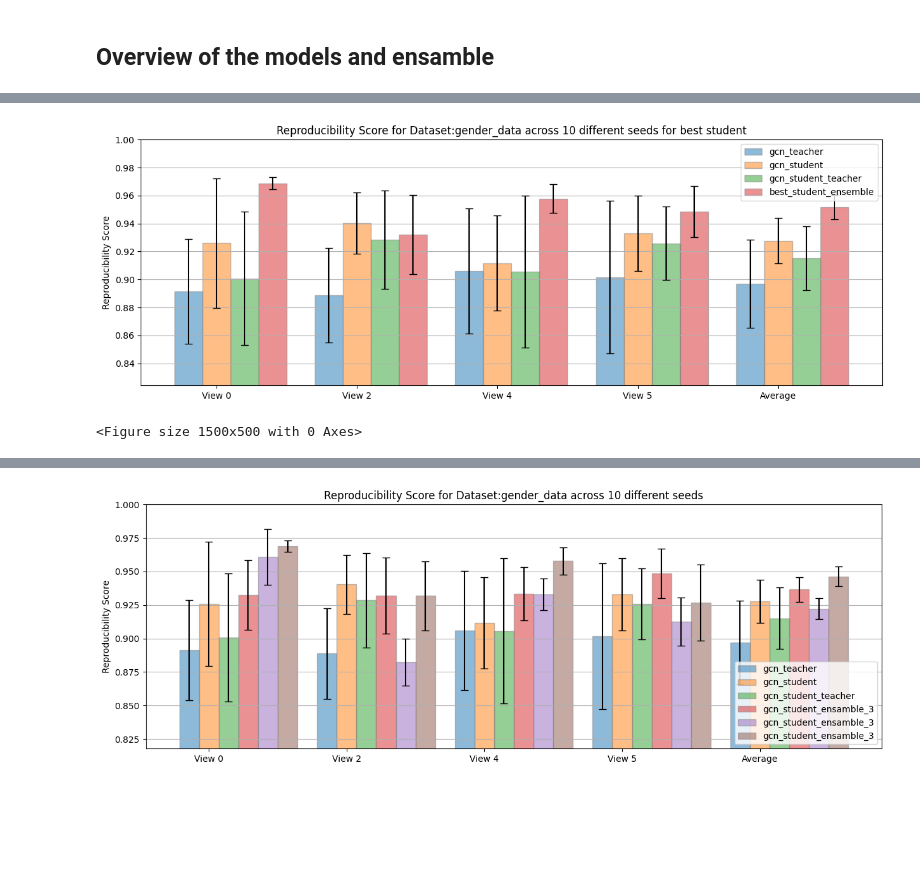
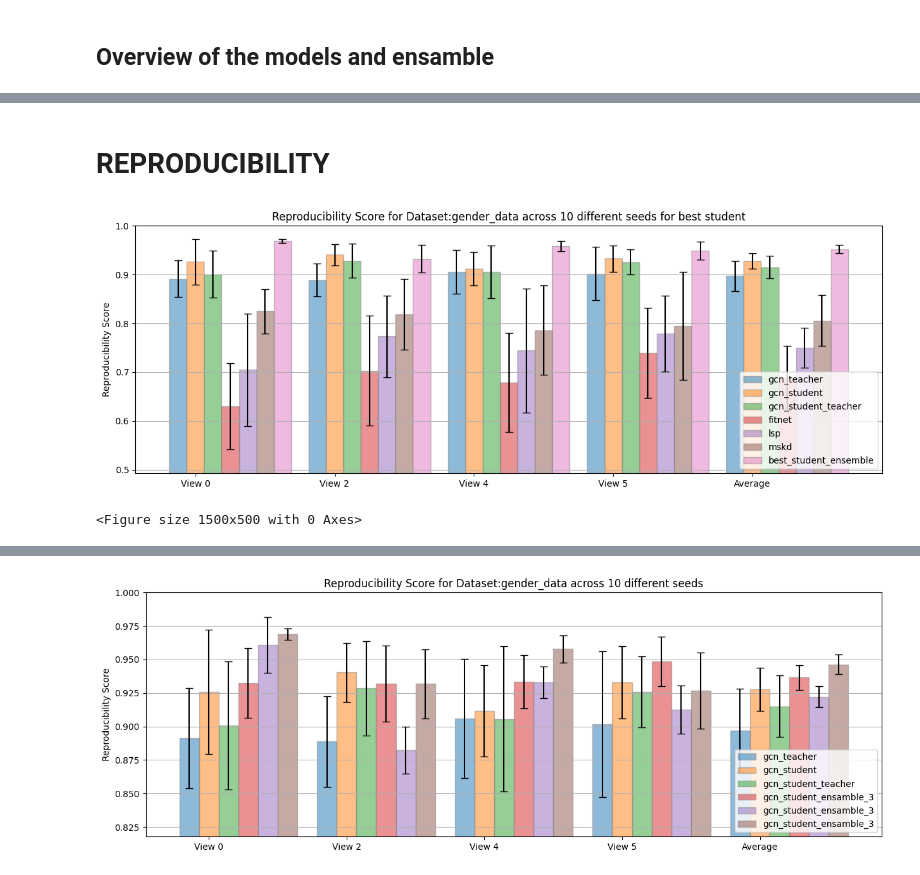
Before and after one commit to LorenzoStigliano/thesis-imperial, a Jupyter notebook: src/utils/ensemble_analysis.ipynb, the cells around one changed output, grey strips where cells are left out. Cells and saved outputs as stored; diff of their text form; code cells hidden in the pictures; blank space fills up the shorter version.

Commit message:
adding ensmable analysis and hyperparameter search

```diff
--- a/src/utils/ensemble_analysis.ipynb
+++ b/src/utils/ensemble_analysis.ipynb
@@ -121,6 +136,8 @@ def get_student_model_metric(dataset, model, CV, runs, analysis_type, dataset_sp
     return all_student_metrics_mean, all_student_metrics_var
 # %%
 def get_best_student_ensamble(model, view, CV, runs, dataset_split, analysis_type, model_args):
+    import warnings
+    warnings.filterwarnings('ignore')
 
     student_rep = []
     student_var = []
@@ -149,7 +166,7 @@ def get_best_student_ensamble(model, view, CV, runs, dataset_split, analysis_typ
     student_rep = np.mean(student_rep, axis=0)
 
     #get the metrics of all the student models
-    all_student_metrics_mean, _ = get_student_model_metric(
+    all_student_metrics_mean, _ = get_student_model_metric_all_folds(
         dataset=dataset,
         model=model,
         CV=CV,
@@ -159,7 +176,6 @@ def get_best_student_ensamble(model, view, CV, runs, dataset_split, analysis_typ
         view=view,
         model_args=model_args
     )
-    print(all_student_metrics_mean)
 
     #get the best model based soley on max reproducibility
     best_rep_max = 0
@@ -214,11 +215,15 @@ get_student_model_metric(dataset, model, CV, runs, analysis_type, dataset_split,
 # %%
-get_best_student_ensamble(
-    model="gcn_student_ensamble_3",
-    view=5,
-    CV=CV,
-    runs=[i for i in range(10)],
-    analysis_type=analysis_type,
-    dataset_split=dataset_split,
-    model_args=gcn_student_ensamble_args
-)
+analysis_type="model_assessment"
+dataset_split="val"
+
+for view in [0,2,4,5]:
+    print(get_best_student_ensamble(
+        model="gcn_student_ensamble_3",
+        view=view,
+        CV=CV,
+        runs=[i for i in range(10)],
+        analysis_type=analysis_type,
+        dataset_split=dataset_split,
+        model_args=gcn_student_ensamble_args
+    ))
 # %% [output]
@@ -402,0 +646,2 @@ Student 3     0.497±0.08  0.587±0.066  0.436±0.087
+# %% [markdown]
+# REPRODUCIBILITY
@@ -509,23 +828,29 @@ def plot_bar_chart_reproducibility_mulitple_runs_student_specific(dataset, views
 # %%
 plot_bar_chart_reproducibility_mulitple_runs_student_specific(
     dataset="gender_data",
     views=[0, 2, 4, 5],
     models=[
         "gcn",
         "gcn_student",
         "gcn_student_teacher",
+        "fitnet",
+        "lsp",
+        "mskd",
         "gcn_student_ensamble_3",
     ],
     CV=["3Fold", "5Fold", "10Fold"],
     runs=[i for i in range(10)],
     students=[2,0,2,0],
     model_args= [
         gcn_args,
         gcn_student_args,
         gcn_student_args,
+        fitnet_student_args,
+        lsp_student_args,
+        mskd_student_args,
         gcn_student_ensamble_args,
     ],
     save_fig=False)
 # %% [output]
-[figure, old version]
+[figure, new version]
 <Figure size 1500x500 with 0 Axes>
```
Also changed, not shown: parts of 12 cells of this notebook, 10 other files.
